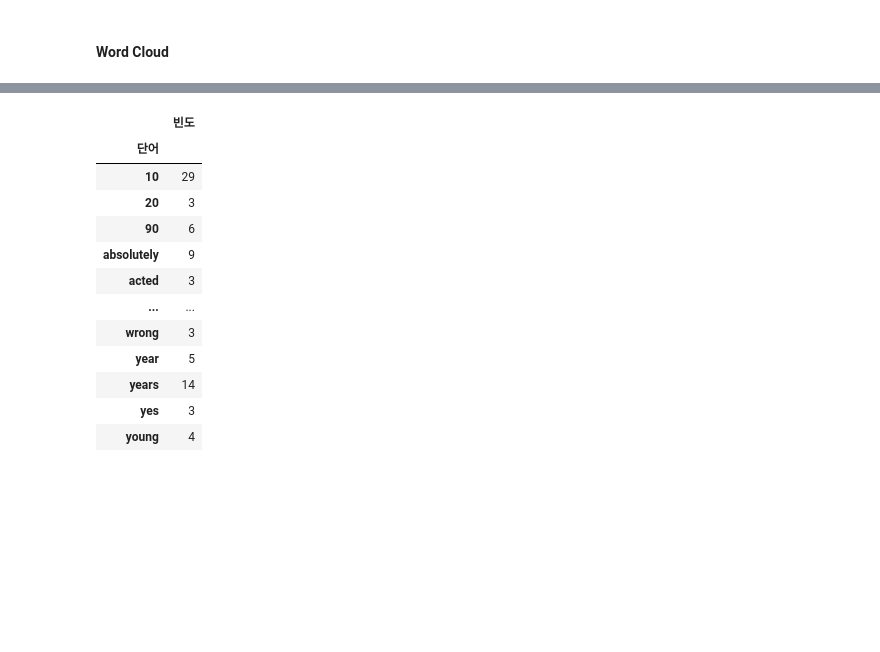
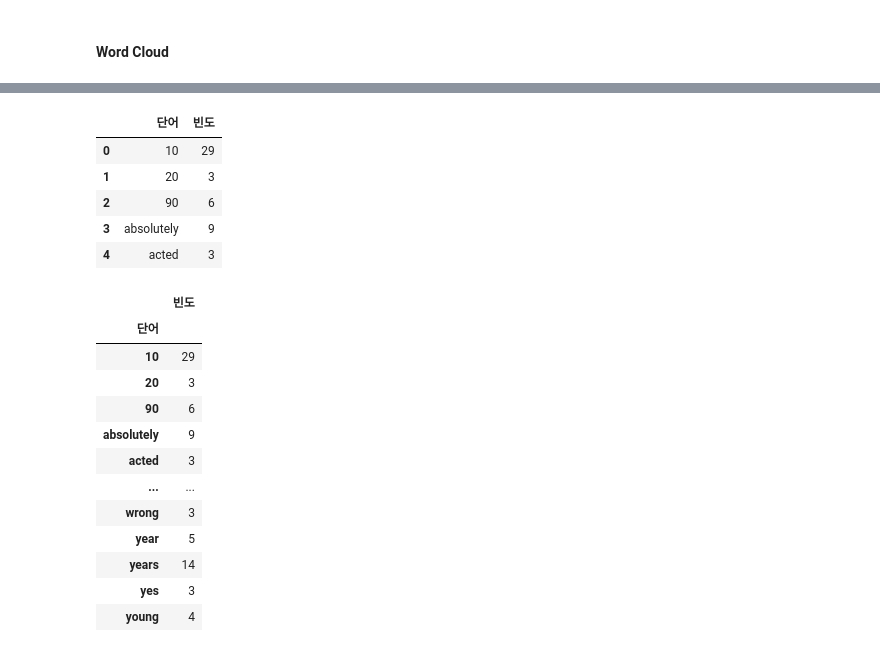
Before and after one commit to luckyspia/TIL, a Jupyter notebook: Text_Analysis/01.Term Document Matrix.ipynb, the cells around one changed output, grey strips where cells are left out. Drawn from its saved outputs; the diff is of its cells as text; code cells hidden in the pictures; blank space fills up the shorter version.

```diff
--- a/Text_Analysis/01.Term Document Matrix.ipynb
+++ b/Text_Analysis/01.Term Document Matrix.ipynb
@@ -120,6 +145,14 @@ word_count.to_csv('./data/word_count.csv')
 # %%
 # 단어의 빈도를 시각화하는 방법
 word_count = pd.read_csv('./data/word_count.csv', index_col=0)
+word_count.head()
+# %% [output]
+|  | 단어 | 빈도 |
+| 0 | 10 | 29 |
+| 1 | 20 | 3 |
+| 2 | 90 | 6 |
+| 3 | absolutely | 9 |
+| 4 | acted | 3 |
 # %%
 from wordcloud import WordCloud
 # font_path: 글꼴의 경로
```
Also changed, not shown: parts of 39 cells of this notebook.
